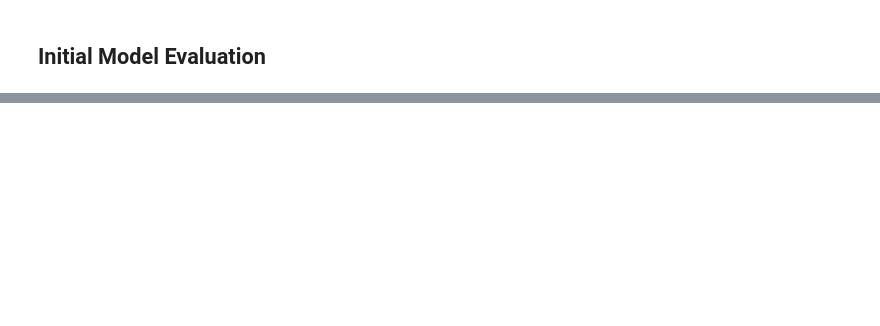
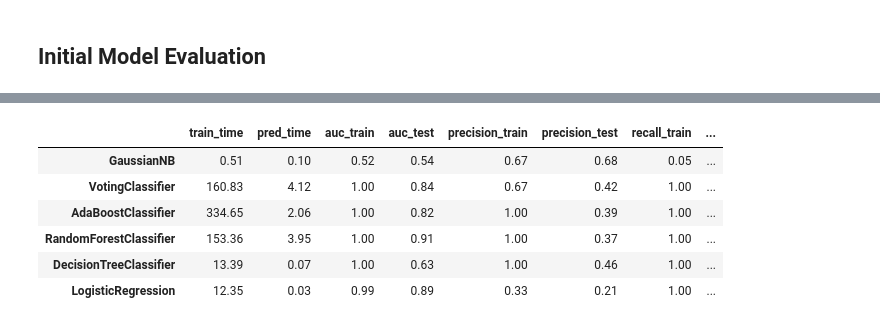
Before and after one commit to yanglinjing/vmor, a Jupyter notebook: credit_card_fraud_detection.ipynb, the cells around one changed output, grey strips where cells are left out. Drawn from its saved outputs; the diff is of its cells as text; code cells hidden in the pictures; blank space fills up the shorter version.

```diff
--- a/credit_card_fraud_detection.ipynb
+++ b/credit_card_fraud_detection.ipynb
@@ -545,0 +563,21 @@ clfs = [clf_A, clf_B, clf_C, clf_D, clf_E, clf_F]
+# %%
+# put results of 100% sample into df
+
+list_sample_100 = []
+index = []
+
+for k, v in results.items():
+  list_sample_100.append(v[2])
+  index.append(k)
+
+df_evalue = pd.DataFrame(list_sample_100, index = index)
+
+df_evalue.round(2)
+# %% [output]
+|  | train_time | pred_time | auc_train | auc_test | precision_train | precision_test | recall_train | ... |
+| GaussianNB | 0.51 | 0.10 | 0.52 | 0.54 | 0.67 | 0.68 | 0.05 | ... |
+| VotingClassifier | 160.83 | 4.12 | 1.00 | 0.84 | 0.67 | 0.42 | 1.00 | ... |
+| AdaBoostClassifier | 334.65 | 2.06 | 1.00 | 0.82 | 1.00 | 0.39 | 1.00 | ... |
+| RandomForestClassifier | 153.36 | 3.95 | 1.00 | 0.91 | 1.00 | 0.37 | 1.00 | ... |
+| DecisionTreeClassifier | 13.39 | 0.07 | 1.00 | 0.63 | 1.00 | 0.46 | 1.00 | ... |
+| LogisticRegression | 12.35 | 0.03 | 0.99 | 0.89 | 0.33 | 0.21 | 1.00 | ... |
```
Also changed, not shown: parts of 14 cells of this notebook.
